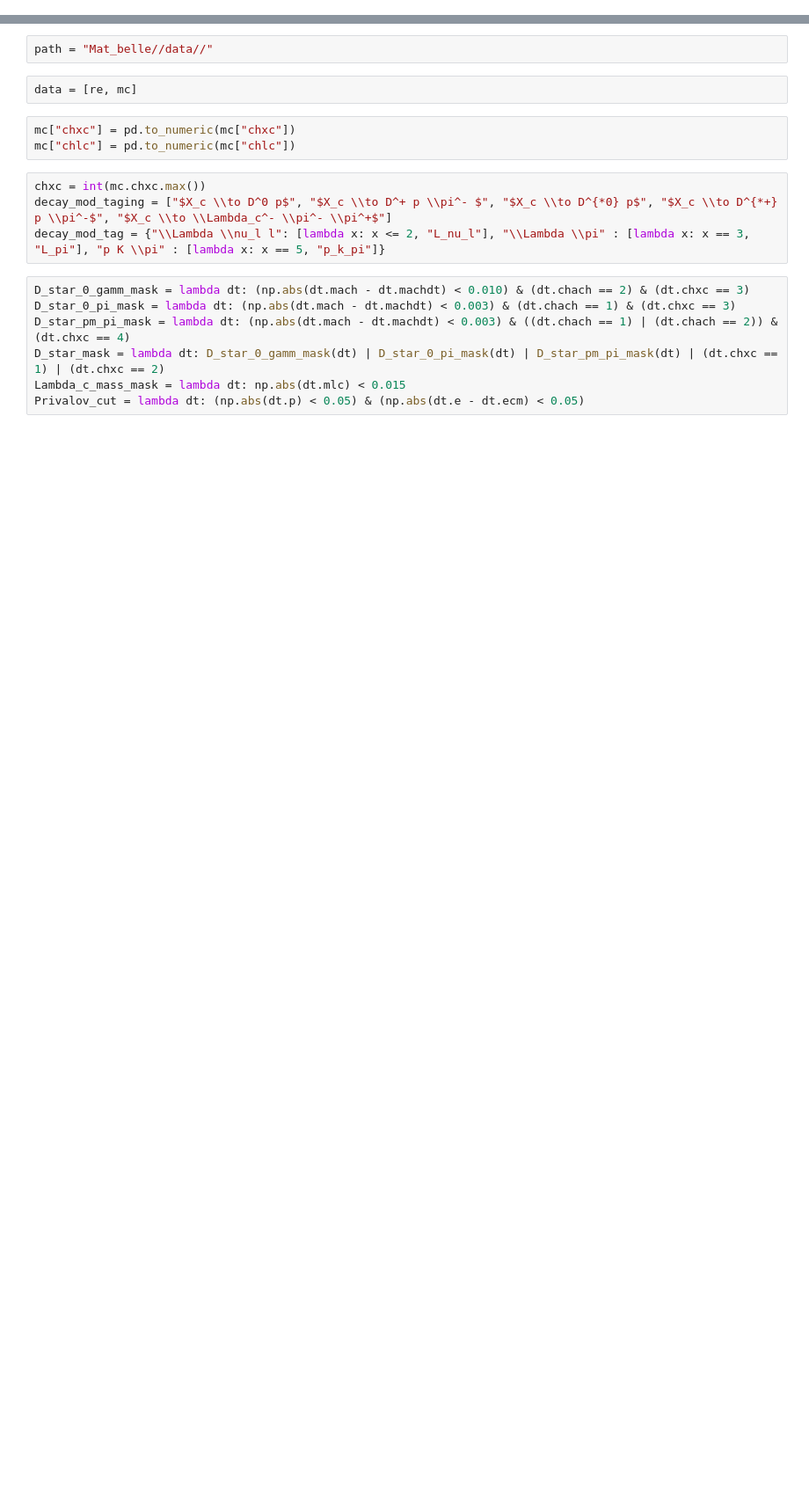
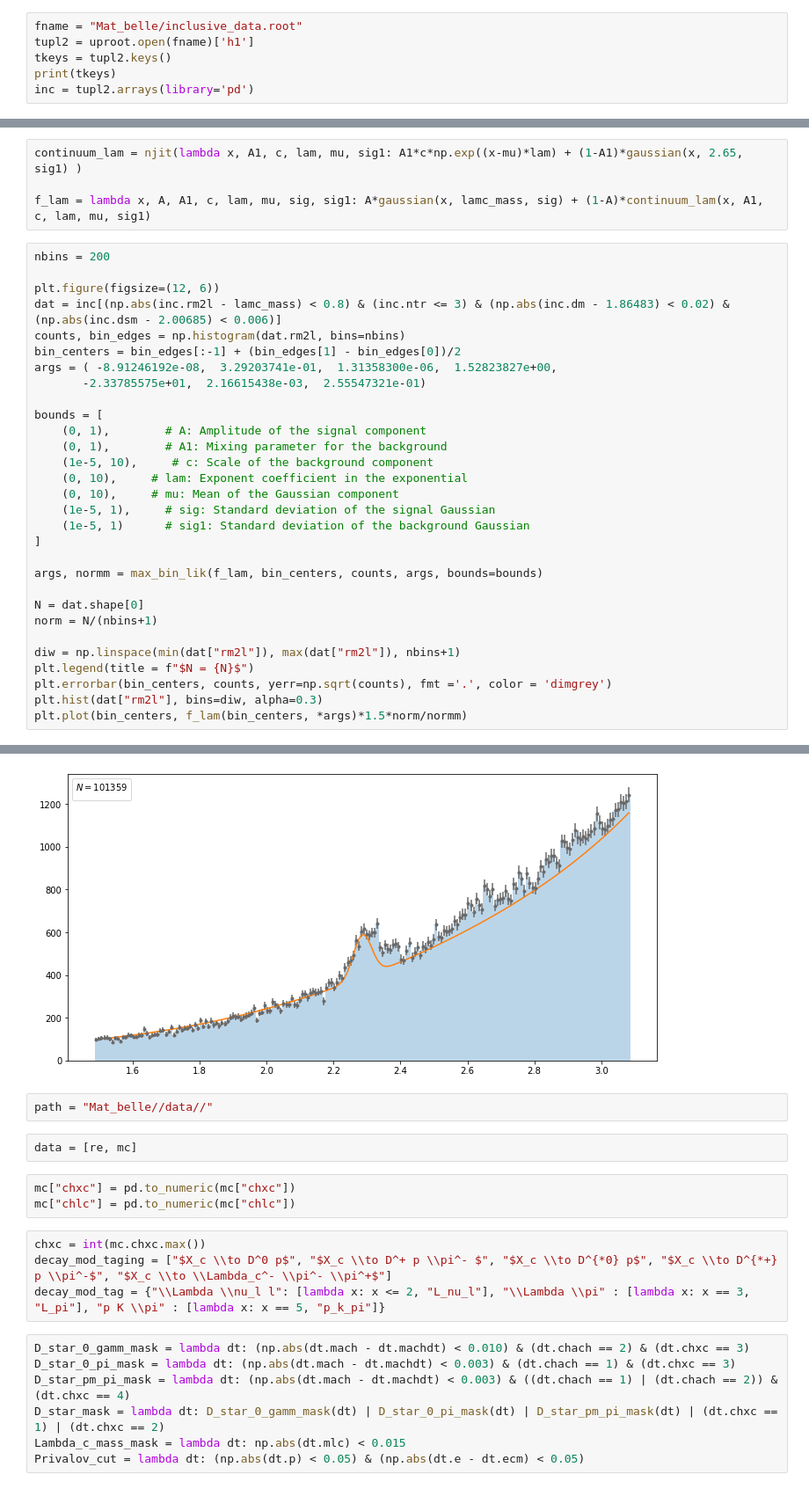
Before and after one commit to Clai101/data_ref, a Jupyter notebook: ref.ipynb, the cells around one changed output, grey strips where cells are left out. Shown at 88% size. Cells and saved outputs as stored; diff of their text form; blank space fills up the shorter version.

```diff
--- a/ref.ipynb
+++ b/ref.ipynb
@@ -150,0 +88,6 @@ re = tupl2.arrays(library='pd')
+# %%
+fname = "Mat_belle/inclusive_data.root"
+tupl2 = uproot.open(fname)['h1']
+tkeys = tupl2.keys()
+print(tkeys)
+inc = tupl2.arrays(library='pd')
@@ -150,0 +108,35 @@ re = tupl2.arrays(library='pd')
+# %%
+continuum_lam = njit(lambda x, A1, c, lam, mu, sig1: A1*c*np.exp((x-mu)*lam) + (1-A1)*gaussian(x, 2.65, sig1) )
+
+f_lam = lambda x, A, A1, c, lam, mu, sig, sig1: A*gaussian(x, lamc_mass, sig) + (1-A)*continuum_lam(x, A1, c, lam, mu, sig1)
+# %%
+nbins = 200
+
+plt.figure(figsize=(12, 6))
+dat = inc[(np.abs(inc.rm2l - lamc_mass) < 0.8) & (inc.ntr <= 3) & (np.abs(inc.dm - 1.86483) < 0.02) & (np.abs(inc.dsm - 2.00685) < 0.006)]
+counts, bin_edges = np.histogram(dat.rm2l, bins=nbins)
+bin_centers = bin_edges[:-1] + (bin_edges[1] - bin_edges[0])/2
+args = ( -8.91246192e-08,  3.29203741e-01,  1.31358300e-06,  1.52823827e+00,
+       -2.33785575e+01,  2.16615438e-03,  2.55547321e-01)
+
+bounds = [
+    (0, 1),        # A: Amplitude of the signal component
+    (0, 1),        # A1: Mixing parameter for the background
+    (1e-5, 10),     # c: Scale of the background component
+    (0, 10),     # lam: Exponent coefficient in the exponential
+    (0, 10),     # mu: Mean of the Gaussian component
+    (1e-5, 1),     # sig: Standard deviation of the signal Gaussian
+    (1e-5, 1)      # sig1: Standard deviation of the background Gaussian
+]
+
+args, normm = max_bin_lik(f_lam, bin_centers, counts, args, bounds=bounds)
+
+N = dat.shape[0]
+norm = N/(nbins+1)
+
+diw = np.linspace(min(dat["rm2l"]), max(dat["rm2l"]), nbins+1)
+plt.legend(title = f"$N = {N}$")
+plt.errorbar(bin_centers, counts, yerr=np.sqrt(counts), fmt ='.', color = 'dimgrey')
+plt.hist(dat["rm2l"], bins=diw, alpha=0.3)
+plt.plot(bin_centers, f_lam(bin_centers, *args)*1.5*norm/normm)
+# %% [output]
@@ -151,3 +156,4 @@ re = tupl2.arrays(library='pd')
+[figure, added]
 # %%
 path = "Mat_belle//data//"
 # %%
```
Also changed, not shown: parts of 21 cells of this notebook, 14 other files.
